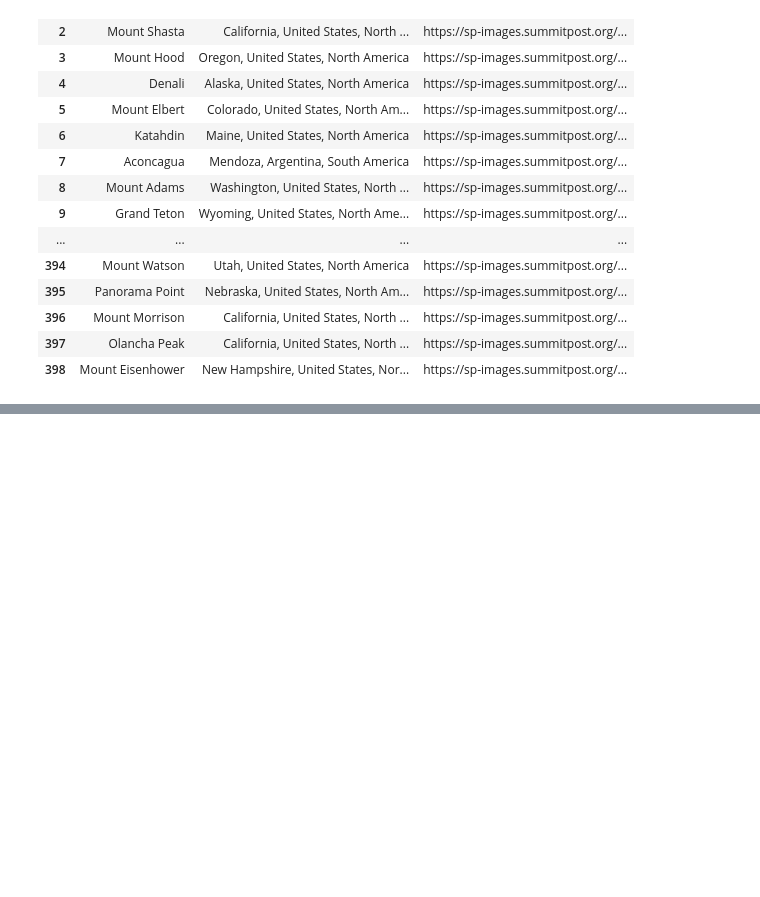
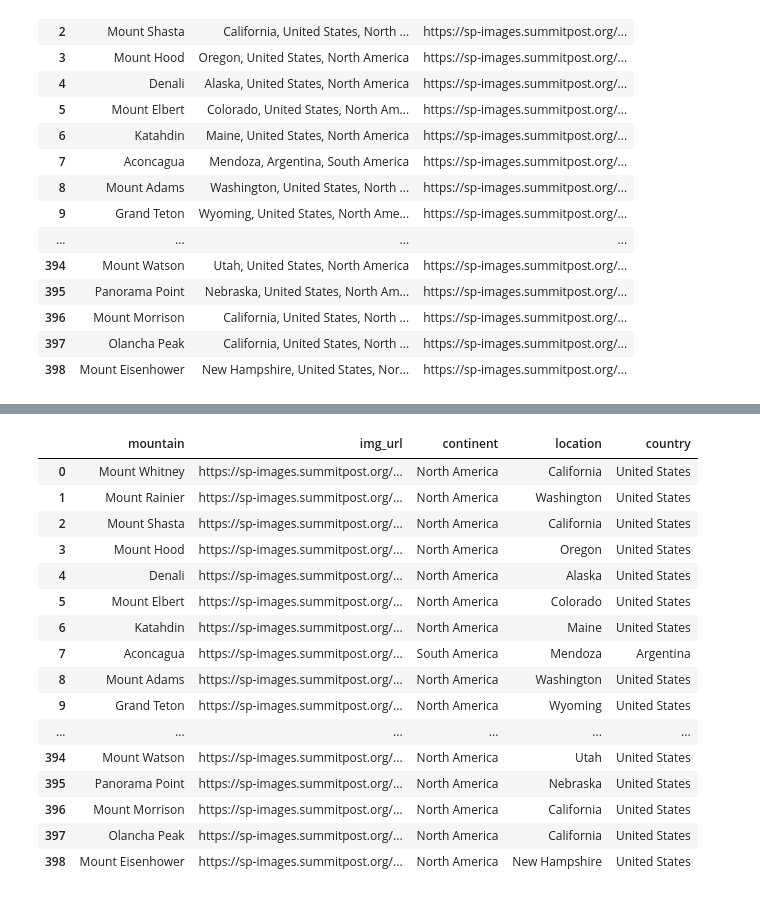
Before and after one commit to huangee/summit_post, a Jupyter notebook: 1_get_data_mountains.ipynb, the cells around one changed output, grey strips where cells are left out. Cells and saved outputs as stored; diff of their text form; code cells hidden in the pictures; blank space fills up the shorter version.

```diff
--- a/1_get_data_mountains.ipynb
+++ b/1_get_data_mountains.ipynb
@@ -159,5 +159,5 @@ None
 # %%
-pd.options.display.max_rows = 500
+pd.options.display.max_rows = 999
 df_mtn_loc
 # %% [output]
 |  | mountain | location | img_url |
@@ -183,13 +186,18 @@ indices 97, 184, and 318 (The Brothers has lat long).  Let's go through and manu
 # %%
-df_mtn_loc.iloc[97][0] = 'Kangchenjunga'
-df_mtn_loc.iloc[97][1] = 'India/Nepal, Asia'
+df_mtn_loc.iloc[70][1] = 'Hawaii, United States, Oceana'
+
+df_mtn_loc.iloc[143][1] = 'New South Wales, Australia, Oceana'
 
 df_mtn_loc.iloc[147][1] = 'Tibet/Khumbu, China/Nepal, Asia'
+
+df_mtn_loc.iloc[181][1] = 'Hawaii, United States, Oceana'
 
 df_mtn_loc.iloc[184][0] = 'Mount Tyndall'
 df_mtn_loc.iloc[184][1] = 'California, United States, North America'
 
-df_mtn_loc.iloc[226][1] = 'Italy/Switzerland, Europe'
+df_mtn_loc.iloc[186][1] = 'Canterbury, New Zealand, Oceana'
+
+df_mtn_loc.iloc[225][1] = 'Italy/Switzerland, Europe'
 
 df_mtn_loc.iloc[278][1] = 'Nepal, Asia'
 
@@ -197,7 +205,24 @@ df_mtn_loc.iloc[306][1] = 'Pangnirtung Baffin Island/Nunavut, Canada, North Amer
 
 df_mtn_loc.iloc[318][1] = 'Washington, United States, North America'
 
+df_mtn_loc.iloc[391][1] = 'Irian Jaya (Or Papua), Indonesia, Oceana'
+
 df_mtn_loc.iloc[473][1] = 'Wyoming, United States, North America'
+
+df_mtn_loc.iloc[483][1] = 'Hawaii, United States, Oceana'
+
+df_mtn_loc.iloc[497][1] = 'Westland, New Zealand, Oceana'
+
+df_mtn_loc.iloc[587][1] = 'Pangnirtung Baffin Island/Nunavut, Canada, North America'
+
+df_mtn_loc.iloc[641][1] = 'China/Nepal, Asia'
+
+df_mtn_loc.iloc[747][0] = 'Mount Lola'
+df_mtn_loc.iloc[747][1] = 'California, United States, North America'
+
+df_mtn_loc.iloc[886][1] = 'Agat, Guam, Oceania'
+
+df_mtn_loc.iloc[909][1] = 'Alberta, Canada, North America'
 # %%
 df_mtn_loc
 # %% [output]
@@ -218,3 +243,9 @@ df_mtn_loc
 | 396 | Mount Morrison | California, United States, North ... | https://sp-images.summitpost.org/... |
 | 397 | Olancha Peak | California, United States, North ... | https://sp-images.summitpost.org/... |
 | 398 | Mount Eisenhower | New Hampshire, United States, Nor... | https://sp-images.summitpost.org/... |
+# %%
+# split location into a temporary location and continent column
+
+df_mtn_loc[['temp_loc','continent']] = df_mtn_loc['location'].str.rsplit(',', n=1, expand=True)
+df_mtn_loc.drop(['location'], axis=1, inplace=True)
+df_mtn_loc
@@ -220,0 +270,24 @@ df_mtn_loc
+# %%
+# split temporary location into location and country columns
+
+df_mtn_loc[['location','country']] = df_mtn_loc['temp_loc'].str.rsplit(',', n=1, expand=True)
+df_mtn_loc.drop(['temp_loc'], axis=1, inplace=True)
+df_mtn_loc
+# %% [output]
+|  | mountain | img_url | continent | location | country |
+| 0 | Mount Whitney | https://sp-images.summitpost.org/... | North America | California | United States |
+| 1 | Mount Rainier | https://sp-images.summitpost.org/... | North America | Washington | United States |
+| 2 | Mount Shasta | https://sp-images.summitpost.org/... | North America | California | United States |
+| 3 | Mount Hood | https://sp-images.summitpost.org/... | North America | Oregon | United States |
+| 4 | Denali | https://sp-images.summitpost.org/... | North America | Alaska | United States |
+| 5 | Mount Elbert | https://sp-images.summitpost.org/... | North America | Colorado | United States |
+| 6 | Katahdin | https://sp-images.summitpost.org/... | North America | Maine | United States |
+| 7 | Aconcagua | https://sp-images.summitpost.org/... | South America | Mendoza | Argentina |
+| 8 | Mount Adams | https://sp-images.summitpost.org/... | North America | Washington | United States |
+| 9 | Grand Teton | https://sp-images.summitpost.org/... | North America | Wyoming | United States |
+| ... | ... | ... | ... | ... | ... |
+| 394 | Mount Watson | https://sp-images.summitpost.org/... | North America | Utah | United States |
+| 395 | Panorama Point | https://sp-images.summitpost.org/... | North America | Nebraska | United States |
+| 396 | Mount Morrison | https://sp-images.summitpost.org/... | North America | California | United States |
+| 397 | Olancha Peak | https://sp-images.summitpost.org/... | North America | California | United States |
+| 398 | Mount Eisenhower | https://sp-images.summitpost.org/... | North America | New Hampshire | United States |
```
Also changed, not shown: parts of 6 cells of this notebook, 3 other files.
